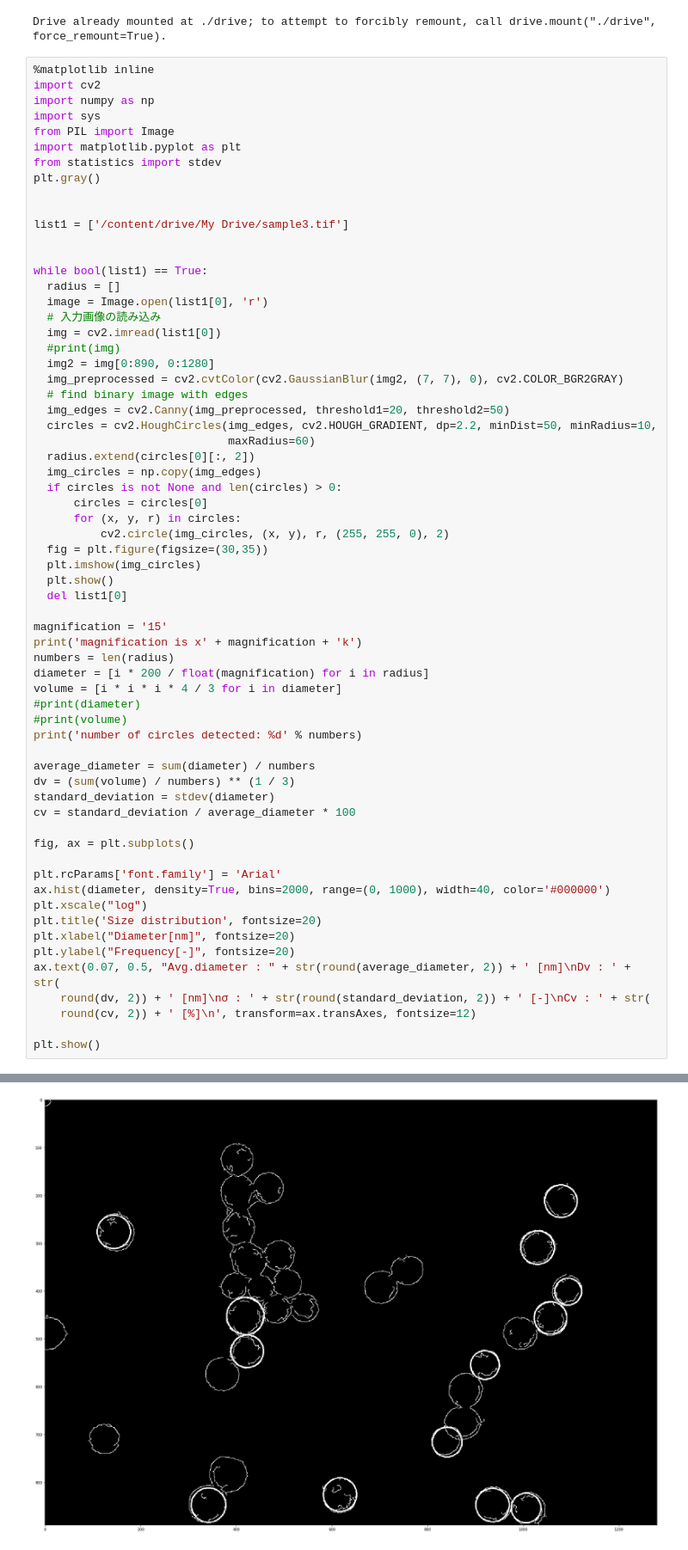
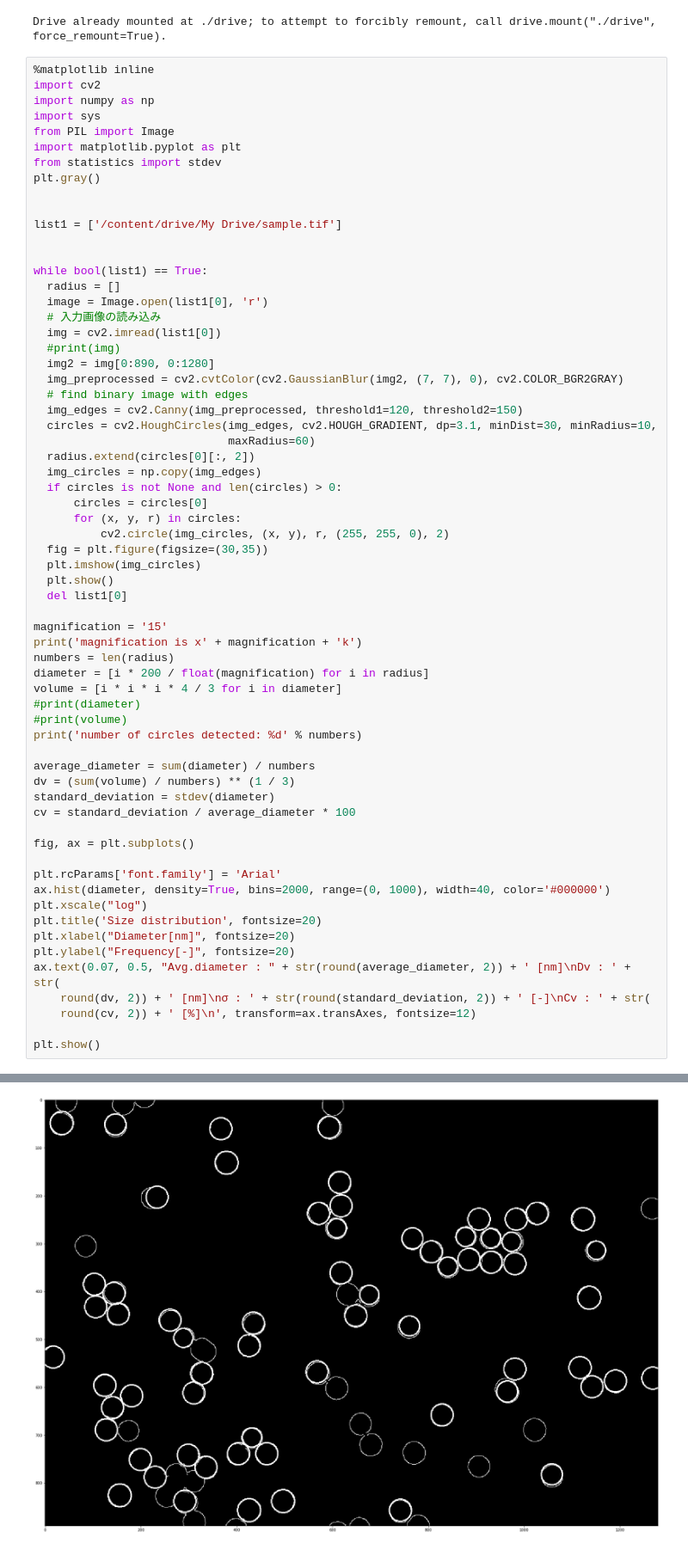
Before and after one commit to mas1001/diameter-analysis, a Jupyter notebook: diameter analysis.ipynb, the cells around one changed output, grey strips where cells are left out. Shown: that part at 86% size. Saved outputs shown, nothing was run; the diff lists cells and outputs as text.

```diff
--- a/diameter analysis.ipynb
+++ b/diameter analysis.ipynb
@@ -18,7 +18,7 @@ from statistics import stdev
 plt.gray()
 
 
-list1 = ['/content/drive/My Drive/sample3.tif']
+list1 = ['/content/drive/My Drive/sample.tif']
 
 
 while bool(list1) == True:
@@ -30,8 +30,8 @@ while bool(list1) == True:
   img2 = img[0:890, 0:1280]
   img_preprocessed = cv2.cvtColor(cv2.GaussianBlur(img2, (7, 7), 0), cv2.COLOR_BGR2GRAY)
   # find binary image with edges
-  img_edges = cv2.Canny(img_preprocessed, threshold1=20, threshold2=50)
-  circles = cv2.HoughCircles(img_edges, cv2.HOUGH_GRADIENT, dp=2.2, minDist=50, minRadius=10,
+  img_edges = cv2.Canny(img_preprocessed, threshold1=120, threshold2=150)
+  circles = cv2.HoughCircles(img_edges, cv2.HOUGH_GRADIENT, dp=3.1, minDist=30, minRadius=10,
                              maxRadius=60)
   radius.extend(circles[0][:, 2])
   img_circles = np.copy(img_edges)
@@ -46,32 +46,32 @@ while bool(list1) == True:
 
 magnification = '15'
 print('magnification is x' + magnification + 'k')
 numbers = len(radius)
 diameter = [i * 200 / float(magnification) for i in radius]
 volume = [i * i * i * 4 / 3 for i in diameter]
 #print(diameter)
 #print(volume)
 print('number of circles detected: %d' % numbers)
 
 average_diameter = sum(diameter) / numbers
 dv = (sum(volume) / numbers) ** (1 / 3)
 standard_deviation = stdev(diameter)
 cv = standard_deviation / average_diameter * 100
 
 fig, ax = plt.subplots()
 
 plt.rcParams['font.family'] = 'Arial'
 ax.hist(diameter, density=True, bins=2000, range=(0, 1000), width=40, color='#000000')
 plt.xscale("log")
 plt.title('Size distribution', fontsize=20)
 plt.xlabel("Diameter[nm]", fontsize=20)
 plt.ylabel("Frequency[-]", fontsize=20)
 ax.text(0.07, 0.5, "Avg.diameter : " + str(round(average_diameter, 2)) + ' [nm]\nDv : ' + str(
     round(dv, 2)) + ' [nm]\nσ : ' + str(round(standard_deviation, 2)) + ' [-]\nCv : ' + str(
     round(cv, 2)) + ' [%]\n', transform=ax.transAxes, fontsize=12)
 
 plt.show()
 # %% [output]
 <Figure size 432x288 with 0 Axes>
-[figure, old version]
+[figure, new version]
 magnification is x15k
```
Also changed, not shown: parts of 7 cells of this notebook.
